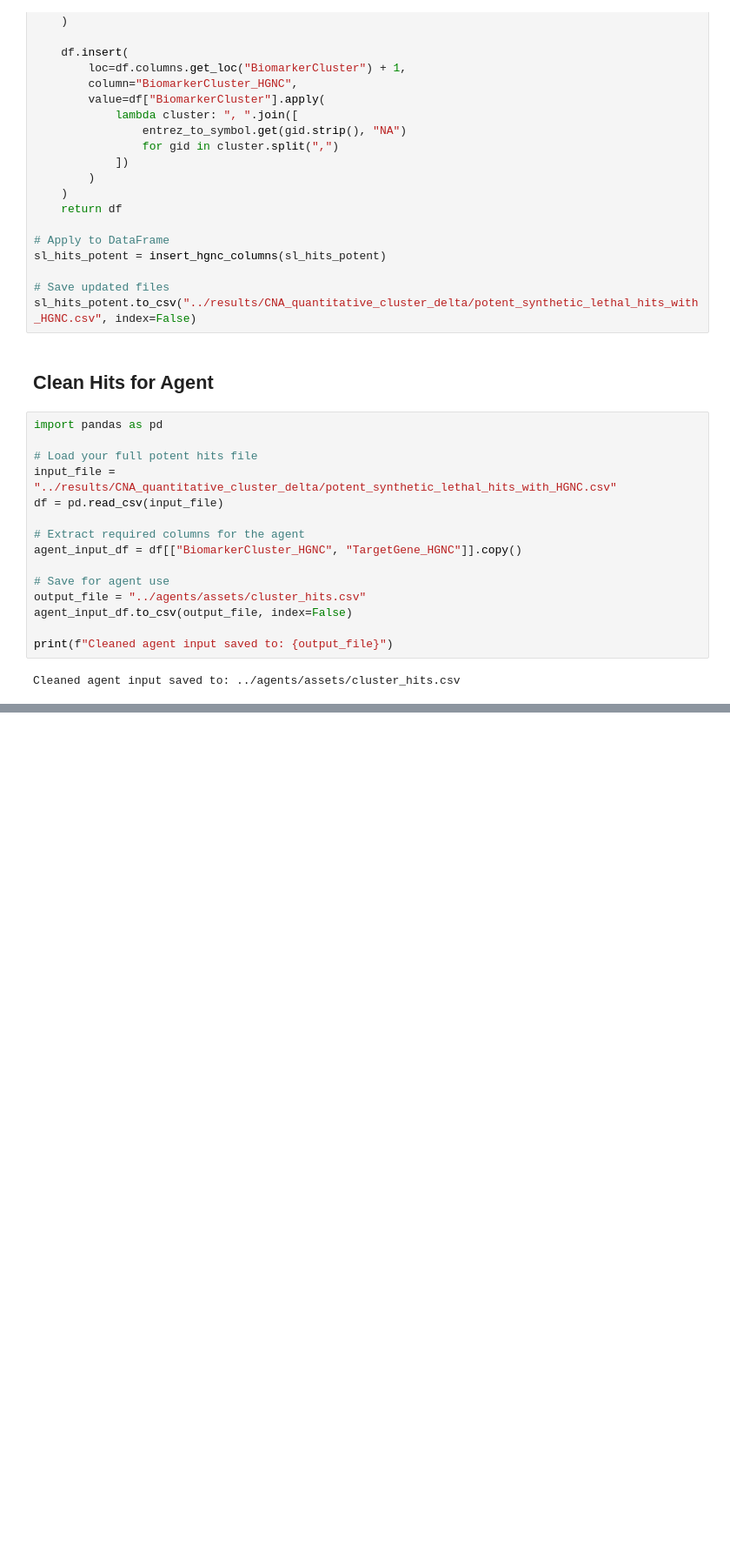
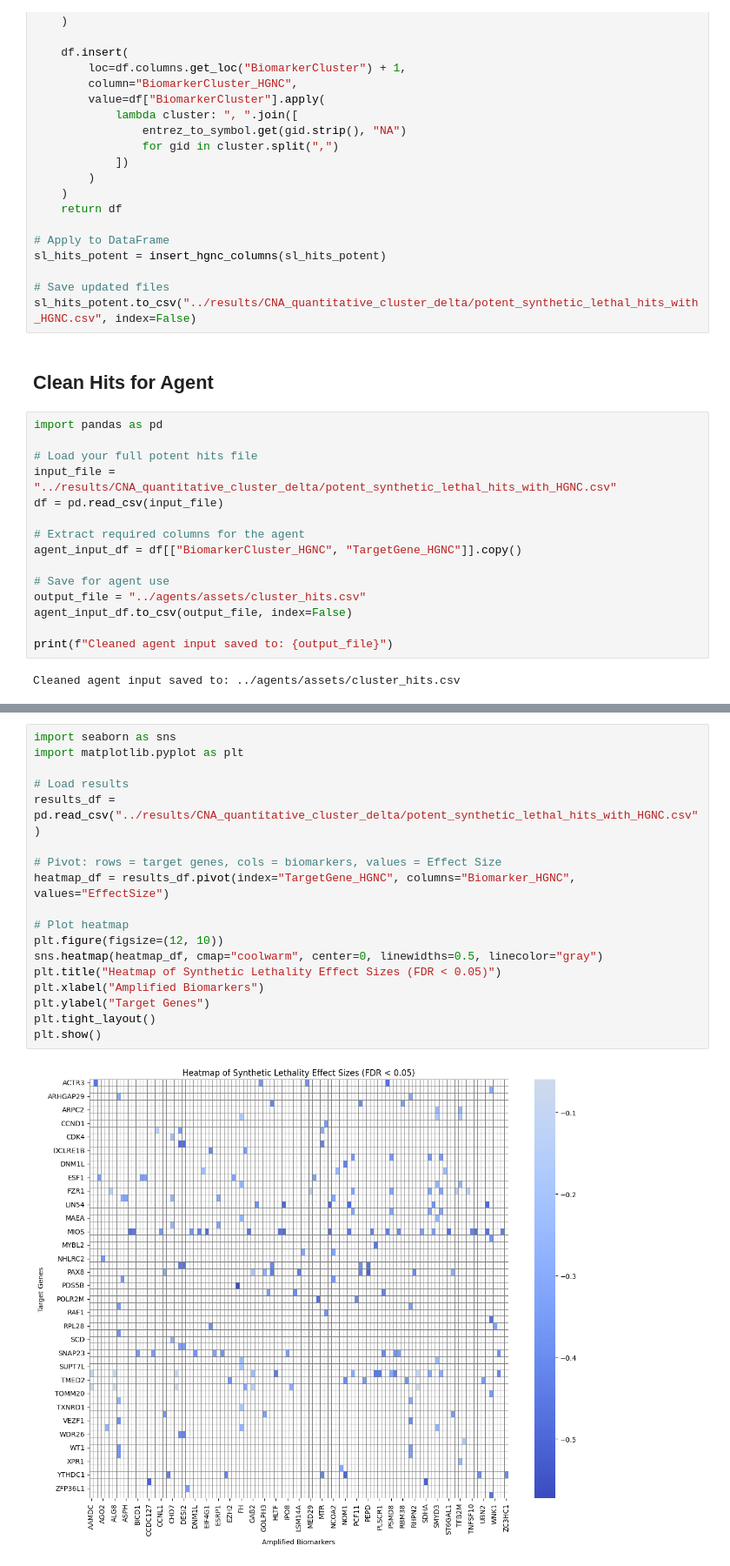
Before and after one commit to faith-ogun/bioslate-hgsoc-core, a Jupyter notebook: notebooks/sl_screen_strategy_comparison.ipynb, the cells around one changed output, grey strips where cells are left out. Shown at 87% size. Cells and saved outputs as stored; diff of their text form; blank space fills up the shorter version.

```diff
--- a/notebooks/sl_screen_strategy_comparison.ipynb
+++ b/notebooks/sl_screen_strategy_comparison.ipynb
@@ -789,0 +803,20 @@ Cleaned agent input saved to: ../agents/assets/cluster_hits.csv
+# %%
+import seaborn as sns
+import matplotlib.pyplot as plt
+
+# Load results
+results_df = pd.read_csv("../results/CNA_quantitative_cluster_delta/potent_synthetic_lethal_hits_with_HGNC.csv")
+
+# Pivot: rows = target genes, cols = biomarkers, values = Effect Size
+heatmap_df = results_df.pivot(index="TargetGene_HGNC", columns="Biomarker_HGNC", values="EffectSize")
+
+# Plot heatmap
+plt.figure(figsize=(12, 10))
+sns.heatmap(heatmap_df, cmap="coolwarm", center=0, linewidths=0.5, linecolor="gray")
+plt.title("Heatmap of Synthetic Lethality Effect Sizes (FDR < 0.05)")
+plt.xlabel("Amplified Biomarkers")
+plt.ylabel("Target Genes")
+plt.tight_layout()
+plt.show()
+# %% [output]
+[figure, added]
```
Also changed, not shown: parts of 14 cells of this notebook, 37 other files.
